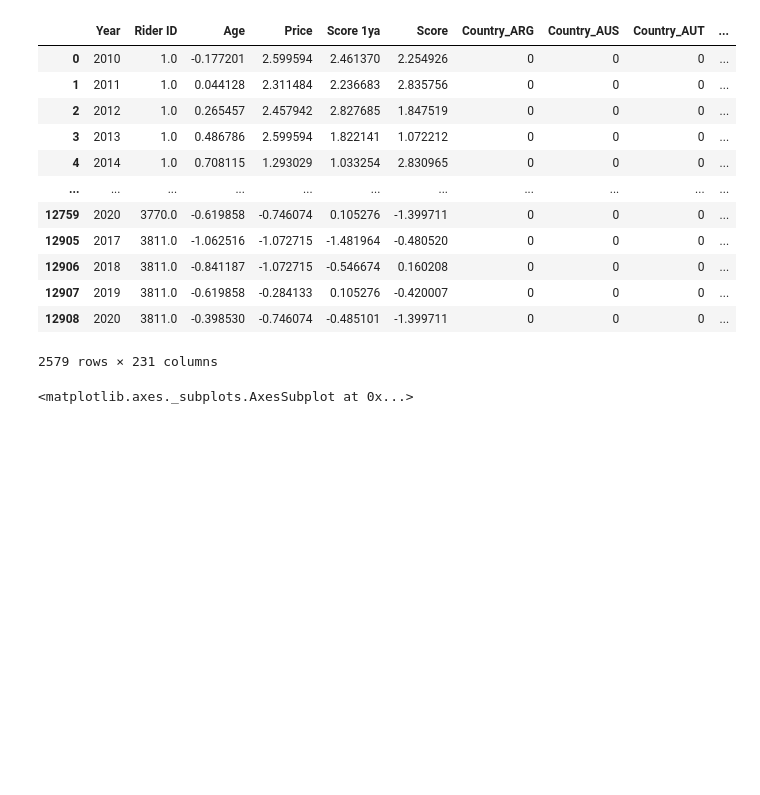
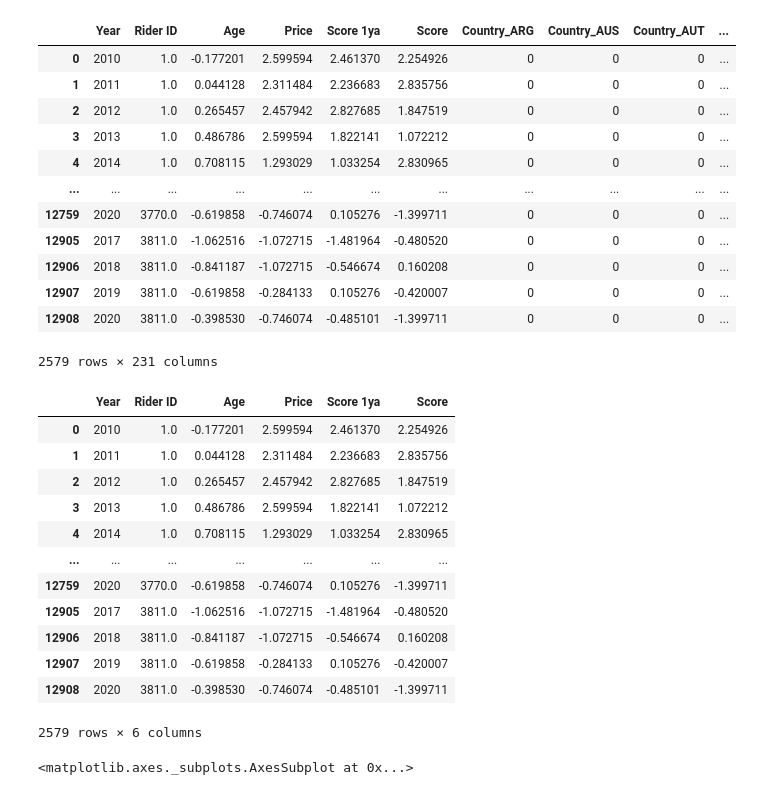
Before and after one commit to drewlevitt/fantasy-cycling, a Jupyter notebook: notebooks/lstm.ipynb, the cells around one changed output. Cells and saved outputs as stored; diff of their text form; code cells hidden in the pictures; blank space fills up the shorter version.

```diff
--- a/notebooks/lstm.ipynb
+++ b/notebooks/lstm.ipynb
@@ -49,6 +50,41 @@ df
 | 12907 | 2019 | 3811.0 | -0.619858 | -0.284133 | 0.105276 | -0.420007 | 0 | 0 | 0 | ... |
 | 12908 | 2020 | 3811.0 | -0.398530 | -0.746074 | -0.485101 | -1.399711 | 0 | 0 | 0 | ... |
 2579 rows × 231 columns
+# %%
+df = pd.read_csv('../data/Men_Long.csv')
+
+# Split the dataset into higher-performance vs. lower-performance riders
+split = df.groupby('Rider ID').agg({'Price': 'median', 'Score': ['median', 'count', np.count_nonzero]})
+split['pct_nonzero'] = split[('Score', 'count_nonzero')] / split[('Score', 'count')]
+
+# Keep only high-performance riders (we will later fill in some generic assumption for low-performance riders)
+df = df[df['Rider ID'].isin(split[(split[('Price', 'median')] > 1) \
+                                  & (split[('Score', 'median')] > 99) & (split['pct_nonzero'] > 0.5)].index)]
+
+# Z-score and sqrt-transform numerical variables
+df['Age'] = scale(df['Age'])
+for field in ['Price', 'Score 1ya', 'Score']:
+    df[field] = scale(df[field]**0.5)
+#     df[field] = scale(np.log(df[field] + 1)) # could do log instead
+
+# Drop categorical variables
+df = df.drop(['Rider Name', 'Country', 'UCI Team', 'UCI Cat'], axis = 1)
+
+df
+# %% [output]
+|  | Year | Rider ID | Age | Price | Score 1ya | Score |
+| 0 | 2010 | 1.0 | -0.177201 | 2.599594 | 2.461370 | 2.254926 |
+| 1 | 2011 | 1.0 | 0.044128 | 2.311484 | 2.236683 | 2.835756 |
+| 2 | 2012 | 1.0 | 0.265457 | 2.457942 | 2.827685 | 1.847519 |
+| 3 | 2013 | 1.0 | 0.486786 | 2.599594 | 1.822141 | 1.072212 |
+| 4 | 2014 | 1.0 | 0.708115 | 1.293029 | 1.033254 | 2.830965 |
+| ... | ... | ... | ... | ... | ... | ... |
+| 12759 | 2020 | 3770.0 | -0.619858 | -0.746074 | 0.105276 | -1.399711 |
+| 12905 | 2017 | 3811.0 | -1.062516 | -1.072715 | -1.481964 | -0.480520 |
+| 12906 | 2018 | 3811.0 | -0.841187 | -1.072715 | -0.546674 | 0.160208 |
+| 12907 | 2019 | 3811.0 | -0.619858 | -0.284133 | 0.105276 | -0.420007 |
+| 12908 | 2020 | 3811.0 | -0.398530 | -0.746074 | -0.485101 | -1.399711 |
+2579 rows × 6 columns
 # %%
 train_df = df[df['Year'] < 2019] # train on 2010-2018 data
 test_df = df[(df['Year'] > 2010) & (df['Year'] < 2020)] # test on 2011-2019 data
```
Also changed, not shown: parts of 8 cells of this notebook, 1 other file.
